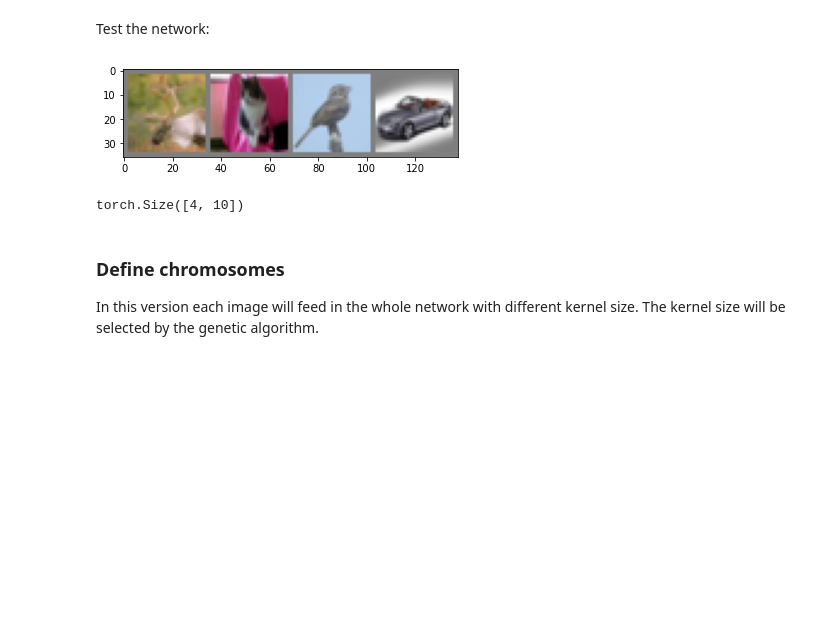
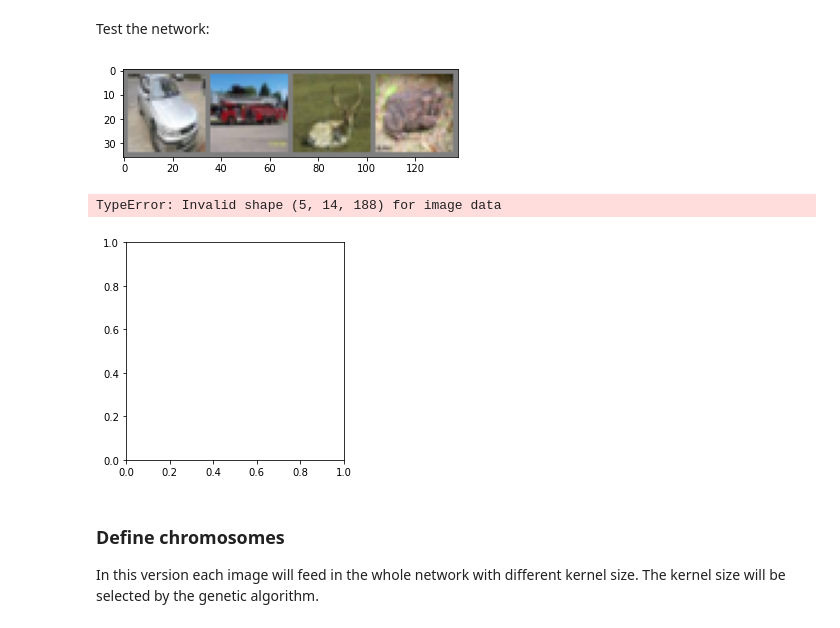
Before and after one commit to francescortu/Genetics_ANN, a Jupyter notebook: Architecture_selection/NN_selection.ipynb, the cells around one changed output. Cells and saved outputs as stored; diff of their text form; code cells hidden in the pictures; blank space fills up the shorter version.

```diff
--- a/Architecture_selection/NN_selection.ipynb
+++ b/Architecture_selection/NN_selection.ipynb
@@ -82,17 +241,19 @@ Test the network:
 # %%
 images , classes = next(iter(trainloader))
 
 def imgshow(img):
     img = img / 2 + 0.5
     npimg = img.numpy()
     plt.imshow(np.transpose(npimg, (1, 2, 0)))
     plt.show()
 
 imgshow(torchvision.utils.make_grid(images))
-print(net(images).shape)
+imgshow(torchvision.utils.make_grid(net.output(images)))
+# print(net(images).shape)
 # %% [output]
-[figure, old version]
+[figure, new version]
-torch.Size([4, 10])
+TypeError: Invalid shape (5, 14, 188) for image data
+[figure, added]
 # %% [markdown]
 ### Define chromosomes
 
```
Also changed, not shown: parts of 1 cell of this notebook.
